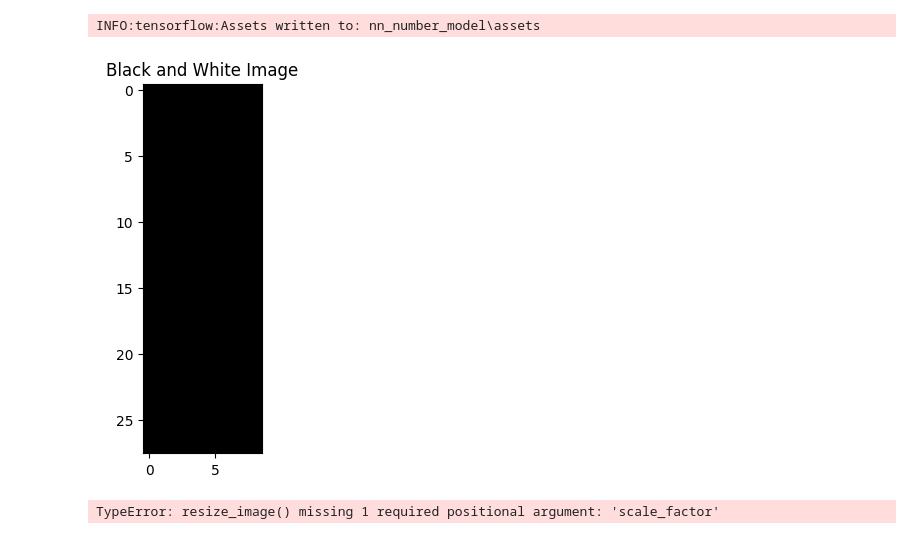
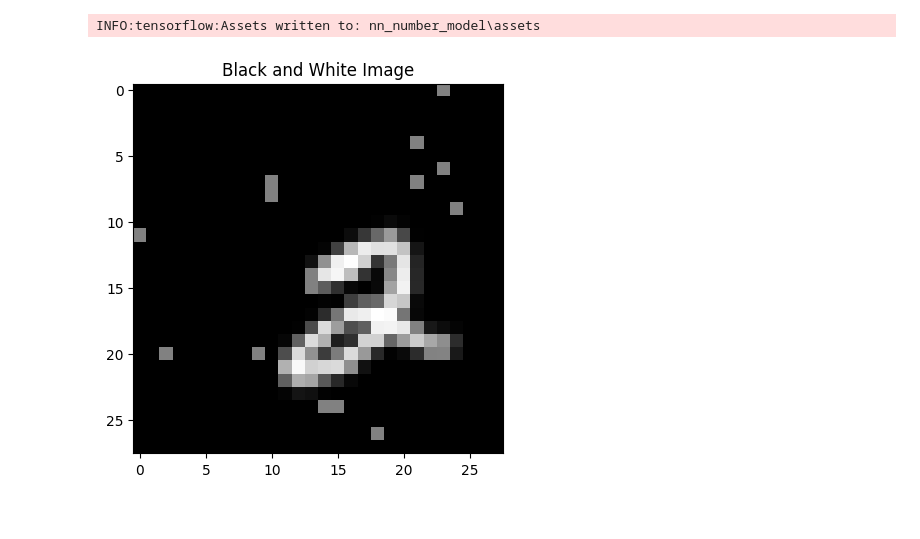
Before and after one commit to Ian3133/ML-numbers, a Jupyter notebook: number.ipynb, the cells around one changed output. Cells and saved outputs as stored; diff of their text form; code cells hidden in the pictures.

```diff
--- a/number.ipynb
+++ b/number.ipynb
@@ -211,17 +214,16 @@ def resize_image(image):
 # print(display_image(result_image_remove))
 # %%
 import numpy as np
-
 
 def shift_image(image, x_offset, y_offset):
     # Convert the image to a NumPy array
     image_array = np.array(image)
 
     # Get the dimensions of the original image
-    height, width = image_array.shape
+    height, width, channels = image_array.shape
 
     # Create an empty array to hold the shifted image
-    shifted_image = np.zeros((height, width), dtype=image_array.dtype)
+    shifted_image = np.zeros((height, width, channels), dtype=image_array.dtype)
 
     # Calculate the ranges for x and y directions
     x_start = max(0, x_offset)
@@ -230,10 +232,9 @@ def shift_image(image, x_offset, y_offset):
     y_end = min(height, height + y_offset)
 
     # Copy the non-zero elements from the original image to the shifted image
-    shifted_image[y_start:y_end, x_start:x_end] = image_array[y_start - y_offset:y_end - y_offset, x_start - x_offset:x_end - x_offset]
+    shifted_image[y_start:y_end, x_start:x_end, :] = image_array[y_start - y_offset:y_end - y_offset, x_start - x_offset:x_end - x_offset, :]
 
     return shifted_image
-
 # Example usage:
 
 
@@ -250,7 +251,7 @@ def add_random_pixel_noise(image, num_pixels, new_value):
     image_array = np.array(image)
 
     # Get the shape of the image
-    height, width = image_array.shape
+    height, width, channels = image_array.shape
 
     # Flatten the image array to make it easier to randomly select pixels
     flattened_image = image_array.flatten()
@@ -262,7 +263,7 @@ def add_random_pixel_noise(image, num_pixels, new_value):
     flattened_image[selected_indices] = new_value
 
     # Reshape the flattened image back to the original shape
-    noisy_image = flattened_image.reshape(height, width)
+    noisy_image = flattened_image.reshape(height, width, channels)
 
     return noisy_image
 # Example usage:
@@ -277,15 +278,9 @@ def change_image(array):
     angle = r.randint(-12, 12) #12 - -12
     array = rotate_array(array, angle)
     num_pix = r.randint(-2, 12)
-    array = add_or_remove_outer_border(array, num_pix)
+    array = modify_border(array, num_pix)
     x_offset,  y_offset = r.randint(-4,4), r.randint(-4,4)
     array = shift_image(array, x_offset, y_offset)  # 4- -4 , 4-4
     num_pixs = r.randint(0, 20)
     array = add_random_pixel_noise(array, num_pixs, .5) #  0-30 .5
     return array
-# %%
-
-#display_image(input_data_test[3])
-display_image(change_image(input_data[1][14]))
-# %% [output]
-[figure, removed]
@@ -295,0 +287,7 @@ display_image(change_image(input_data[0]))
+# %%
+#display_image(modify_border(input_data[0], 5))
+#display_image(shift_image(input_data[0], 0, 0))
+#display_image(add_random_pixel_noise(input_data[0], 20, .5))
+display_image(change_image(input_data[5]))
+# %% [output]
+[figure, added]
@@ -296,4 +298,2 @@ display_image(change_image(input_data[0]))
 # %%
-display_image(modify_border(input_data[0], 1))
+display_image(modified_data[1])
-# %% [output]
-TypeError: resize_image() missing 1 required positional argument: 'scale_factor'
```
Also changed, not shown: parts of 12 cells of this notebook, 12 other files.
